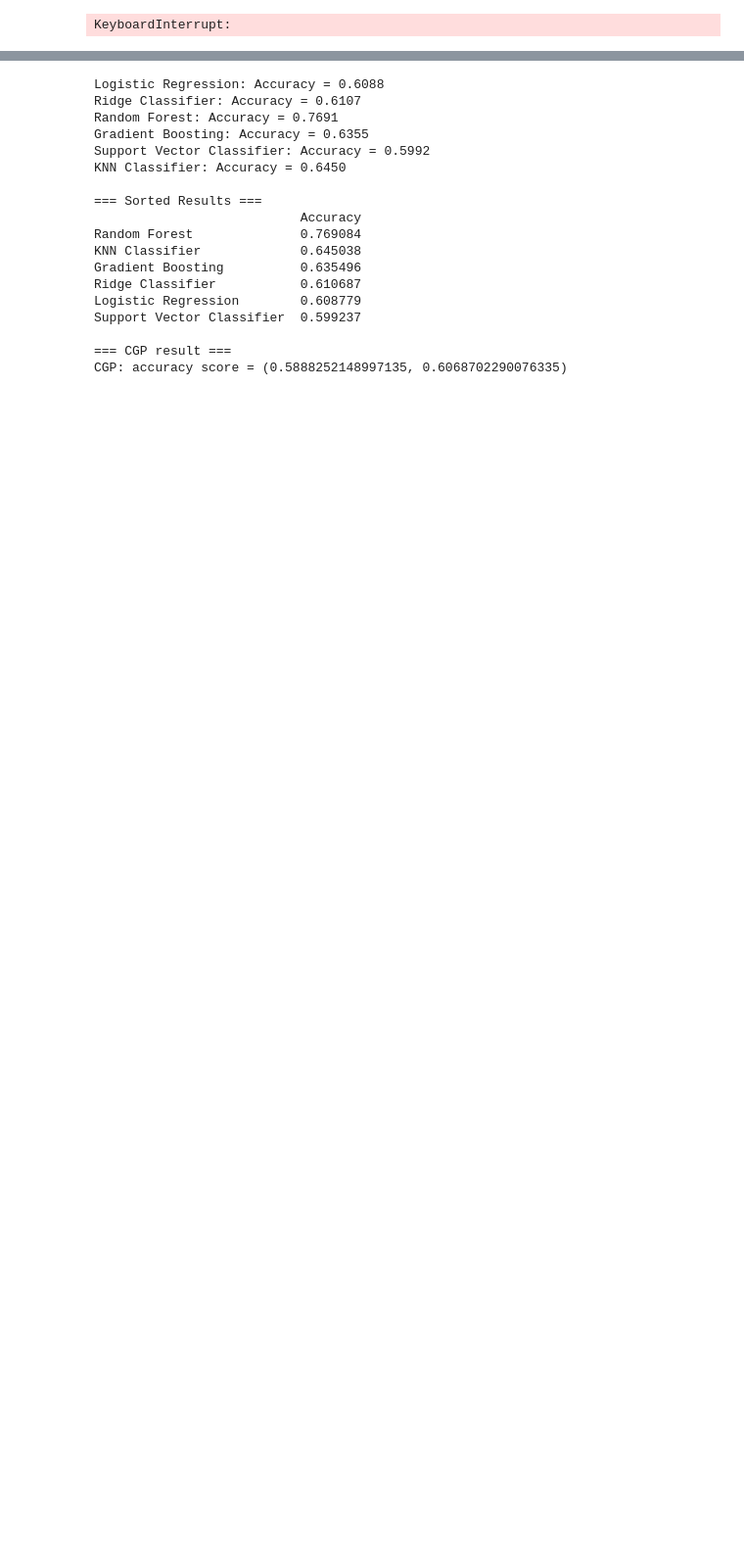
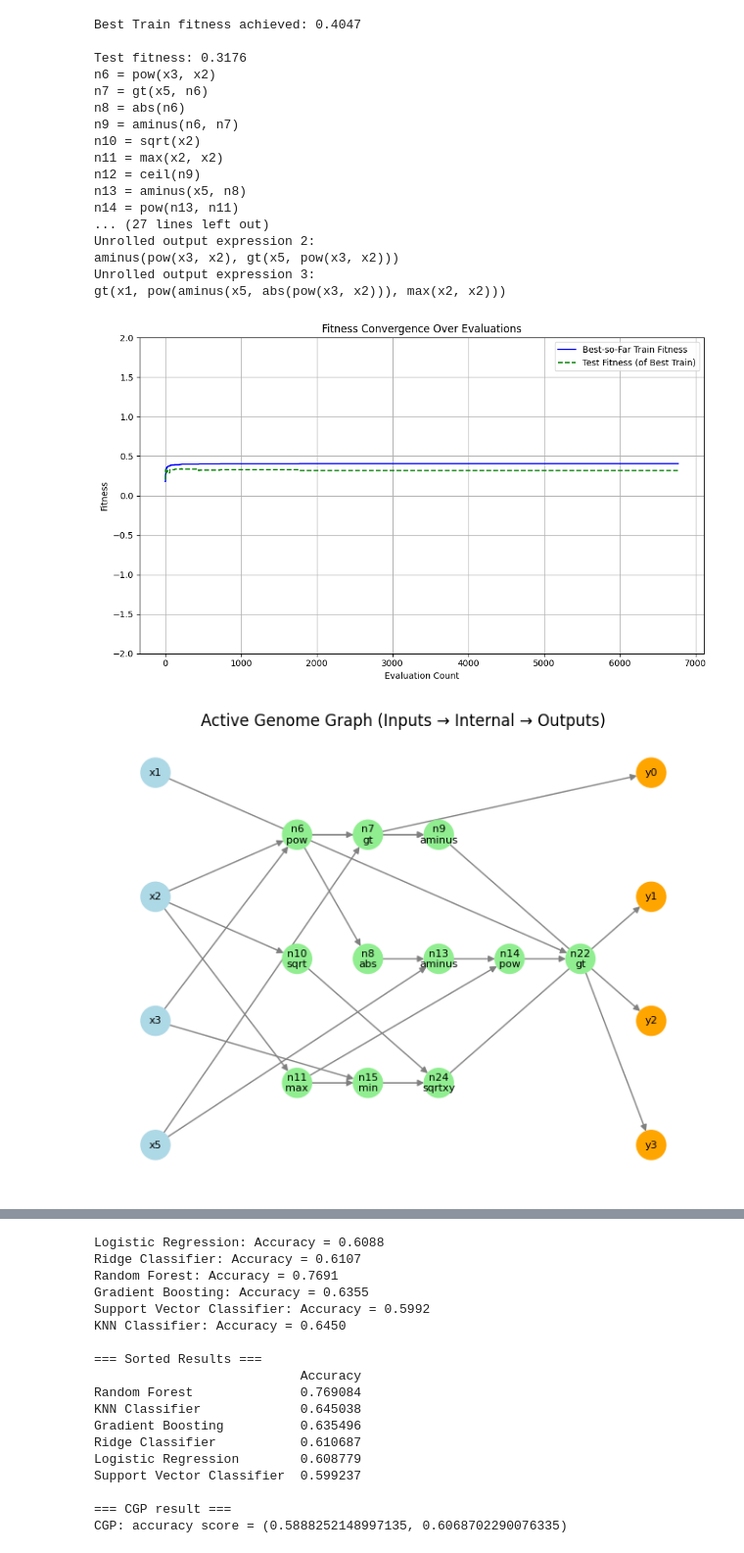
Before and after one commit to yurilavinas/pyCGP2.0, a Jupyter notebook: Bio_test.ipynb, the cells around one changed output, grey strips where cells are left out. Shown at 98% size. Saved outputs shown, nothing was run; the diff lists cells and outputs as text; code cells hidden in the pictures; blank space fills up the shorter version.

```diff
--- a/Bio_test.ipynb
+++ b/Bio_test.ipynb
@@ -79,5 +79,5 @@ CGP_config = CGPConfig(num_inputs=X.shape[1], num_nodes=30, num_outputs=4, input
 #mutationcgp_proba = Proba_Mutation(CGP_config, number_mutations=10, input_node_mutation_rate=0.2, output_node_mutation_rate=0.1, function_mutation_rate=0.4, input_mutation_rate=0.5, const_mutation_rate=0.1)
 mutationcgp_golden = Golden_mutation(CGP_config,input_node_mutation_rate=0.2, function_mutation_rate=0.4, input_mutation_rate=0.5, const_mutation_rate=0.1,output_node_mutation_rate=0.5)
 ES_cgp = ES(evaluator2, lam=5,parent_factory=lambda: CGPGenome.create_genome(CGP_config),mutation = mutationcgp_golden,config = CGP_config)
-best_genome = ES_cgp.evolve(n_generations=1000, early_stopping=1000,early_switch=1000, verbose=True)
+best_genome = ES_cgp.evolve(n_generations=10000, early_stopping=1000,early_switch=1000, verbose=True)
 # %% [output]
@@ -85 +85,19 @@ Starting fitness 0.3708
-KeyboardInterrupt:
+Best Train fitness achieved: 0.4047
+
+Test fitness: 0.3176
+n6 = pow(x3, x2)
+n7 = gt(x5, n6)
+n8 = abs(n6)
+n9 = aminus(n6, n7)
+n10 = sqrt(x2)
+n11 = max(x2, x2)
+n12 = ceil(n9)
+n13 = aminus(x5, n8)
+n14 = pow(n13, n11)
+... (27 lines left out)
+Unrolled output expression 2:
+aminus(pow(x3, x2), gt(x5, pow(x3, x2)))
+Unrolled output expression 3:
+gt(x1, pow(aminus(x5, abs(pow(x3, x2))), max(x2, x2)))
+[figure, added]
+[figure, added]
```
Also changed, not shown: parts of 2 cells of this notebook, 7 other files.
